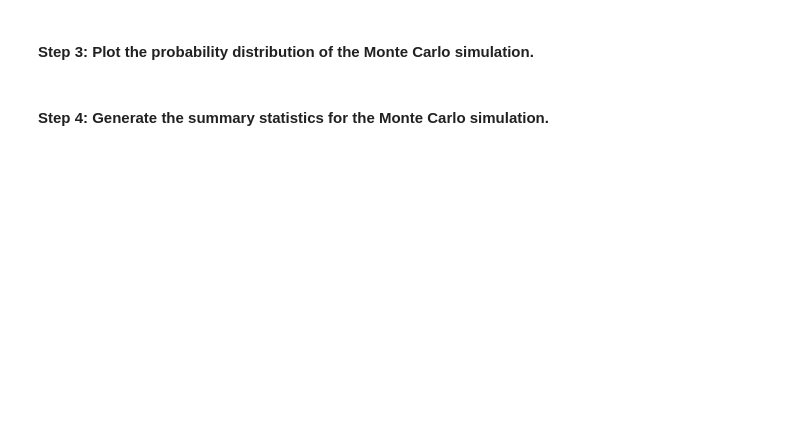
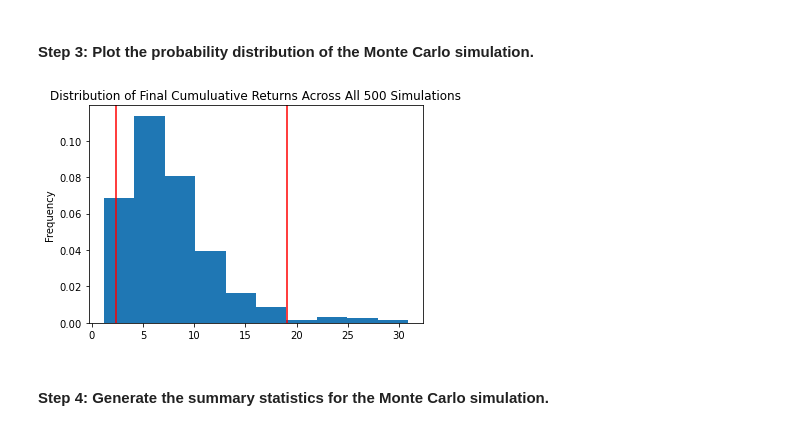
Before and after one commit to AquibaB/Financial-planning-tools, a Jupyter notebook: financial_planning_tools.ipynb, the cells around one changed output. Drawn from its saved outputs; the diff is of its cells as text; code cells hidden in the pictures; blank space fills up the shorter version.

```diff
--- a/financial_planning_tools.ipynb
+++ b/financial_planning_tools.ipynb
@@ -484,7 +531,9 @@ display(portfolio_mc.tail())
 # %%
 # Visualize the probability distribution of the 30-year Monte Carlo simulation
 # by plotting a histogram
-# YOUR CODE HERE
+portfolio_mc_dist = MC_portfolio.plot_distribution()
+# %% [output]
+[figure, added]
 # %% [markdown]
 #### Step 4: Generate the summary statistics for the Monte Carlo simulation.
 # %%
```
Also changed, not shown: parts of 4 cells of this notebook.
